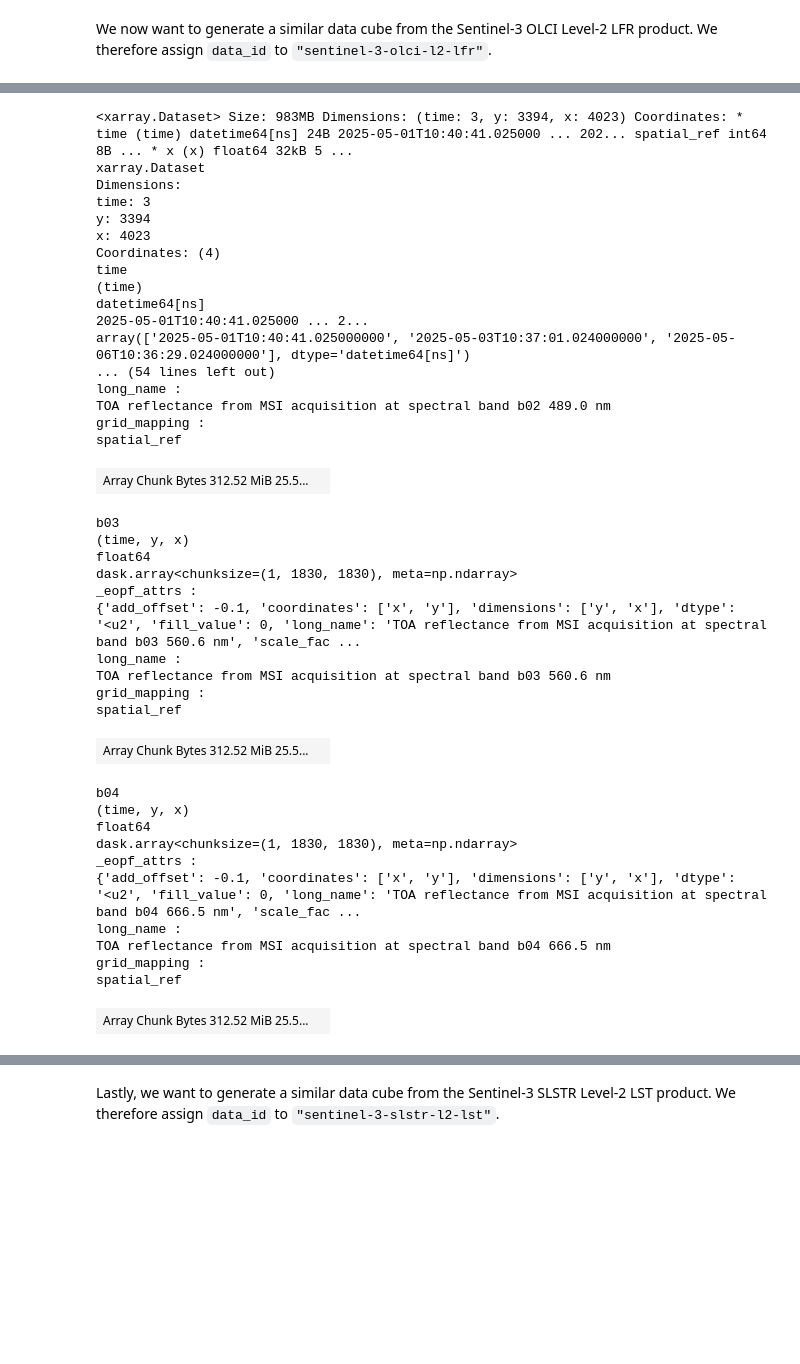
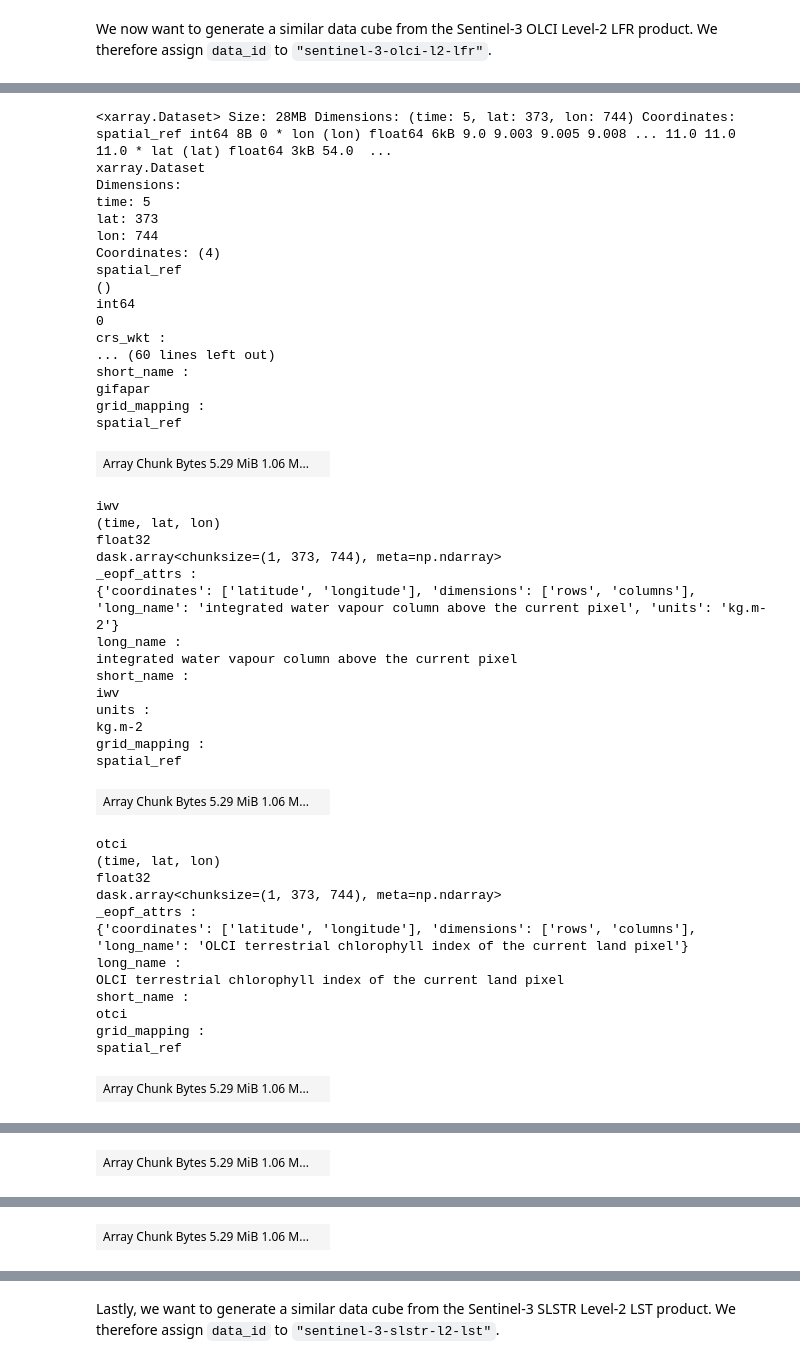
Before and after one commit to EOPF-Sample-Service/xcube-eopf, a Jupyter notebook: examples/sentinel_3.ipynb, the cells around one changed output, grey strips where cells are left out. Saved outputs shown, nothing was run; the diff lists cells and outputs as text; code cells hidden in the pictures; blank space fills up the shorter version.

```diff
--- a/examples/sentinel_3.ipynb
+++ b/examples/sentinel_3.ipynb
@@ -53,6 +53,9 @@ We now want to generate a data cube from the Sentinel-3 OLCI Level-1 EFR product
 # %%
 bbox = [9., 53., 11., 54.]
-crs_utm = "EPSG:4326"
+crs = "EPSG:4326"
+time_range = ["2025-06-01", "2025-06-05"]
+resolution = 300 # meter
+bands = ["oa04_radiance", "oa06_radiance", "oa08_radiance"] # RGB bands
 # %%
 %%time
 ds = store.open_data(
@@ -103,9 +269,9 @@ We now want to generate a similar data cube from the Sentinel-3 OLCI Level-2 LFR
 ds = store.open_data(
     data_id="sentinel-3-olci-l2-lfr",
     bbox=bbox,
-    time_range=["2025-06-01", "2025-06-15"],
-    spatial_res=300 / 111320, # conversion to degree approx.
-    crs=crs_utm,
+    time_range=time_range,
+    spatial_res=resolution / 111320, # conversion to degree approx.
+    crs=crs,
 )
 ds
 # %% [output]
@@ -114,40 +280,46 @@ Wall time: 10.2 s
-<xarray.Dataset> Size: 983MB Dimensions: (time: 3, y: 3394, x: 4023) Coordinates: * time (time) datetime64[ns] 24B 2025-05-01T10:40:41.025000 ... 202... spatial_ref int64 8B ... * x (x) float64 32kB 5 ...
+<xarray.Dataset> Size: 28MB Dimensions: (time: 5, lat: 373, lon: 744) Coordinates: spatial_ref int64 8B 0 * lon (lon) float64 6kB 9.0 9.003 9.005 9.008 ... 11.0 11.0 11.0 * lat (lat) float64 3kB 54.0  ...
 xarray.Dataset
 Dimensions:
-time: 3
-y: 3394
-x: 4023
+time: 5
+lat: 373
+lon: 744
 Coordinates: (4)
-time
-(time)
-datetime64[ns]
-2025-05-01T10:40:41.025000 ... 2...
-array(['2025-05-01T10:40:41.025000000', '2025-05-03T10:37:01.024000000', '2025-05-06T10:36:29.024000000'], dtype='datetime64[ns]')
-... (54 lines left out)
-long_name :
-TOA reflectance from MSI acquisition at spectral band b02 489.0 nm
+spatial_ref
+()
+int64
+0
+crs_wkt :
+... (60 lines left out)
+short_name :
+gifapar
 grid_mapping :
 spatial_ref
-| Array Chunk Bytes 312.52 MiB 25.5... |  |
+| Array Chunk Bytes 5.29 MiB 1.06 M... |  |
-b03
-(time, y, x)
-float64
-dask.array<chunksize=(1, 1830, 1830), meta=np.ndarray>
+iwv
+(time, lat, lon)
+float32
+dask.array<chunksize=(1, 373, 744), meta=np.ndarray>
 _eopf_attrs :
-{'add_offset': -0.1, 'coordinates': ['x', 'y'], 'dimensions': ['y', 'x'], 'dtype': '<u2', 'fill_value': 0, 'long_name': 'TOA reflectance from MSI acquisition at spectral band b03 560.6 nm', 'scale_fac ...
+{'coordinates': ['latitude', 'longitude'], 'dimensions': ['rows', 'columns'], 'long_name': 'integrated water vapour column above the current pixel', 'units': 'kg.m-2'}
 long_name :
-TOA reflectance from MSI acquisition at spectral band b03 560.6 nm
+integrated water vapour column above the current pixel
+short_name :
+iwv
+units :
+kg.m-2
 grid_mapping :
 spatial_ref
-| Array Chunk Bytes 312.52 MiB 25.5... |  |
+| Array Chunk Bytes 5.29 MiB 1.06 M... |  |
-b04
-(time, y, x)
-float64
-dask.array<chunksize=(1, 1830, 1830), meta=np.ndarray>
+otci
+(time, lat, lon)
+float32
+dask.array<chunksize=(1, 373, 744), meta=np.ndarray>
 _eopf_attrs :
-{'add_offset': -0.1, 'coordinates': ['x', 'y'], 'dimensions': ['y', 'x'], 'dtype': '<u2', 'fill_value': 0, 'long_name': 'TOA reflectance from MSI acquisition at spectral band b04 666.5 nm', 'scale_fac ...
+{'coordinates': ['latitude', 'longitude'], 'dimensions': ['rows', 'columns'], 'long_name': 'OLCI terrestrial chlorophyll index of the current land pixel'}
 long_name :
-TOA reflectance from MSI acquisition at spectral band b04 666.5 nm
+OLCI terrestrial chlorophyll index of the current land pixel
+short_name :
+otci
 grid_mapping :
 spatial_ref
-| Array Chunk Bytes 312.52 MiB 25.5... |  |
+| Array Chunk Bytes 5.29 MiB 1.06 M... |  |
@@ -172,0 +340 @@ xcube_eopf_version :
+| Array Chunk Bytes 5.29 MiB 1.06 M... |  |
@@ -172,0 +355 @@ xcube_eopf_version :
+| Array Chunk Bytes 5.29 MiB 1.06 M... |  |
```
Also changed, not shown: parts of 10 cells of this notebook, 11 other files.
